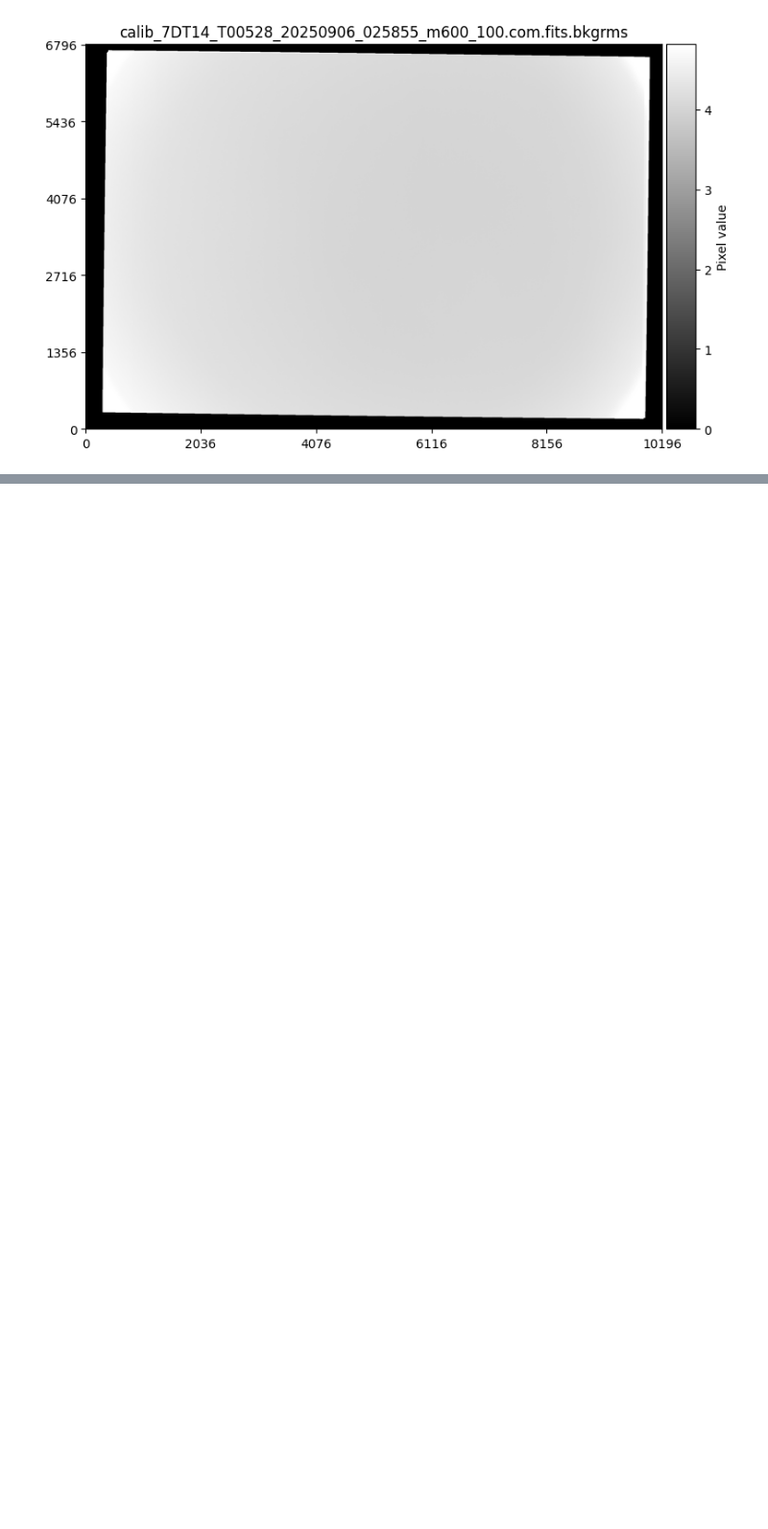
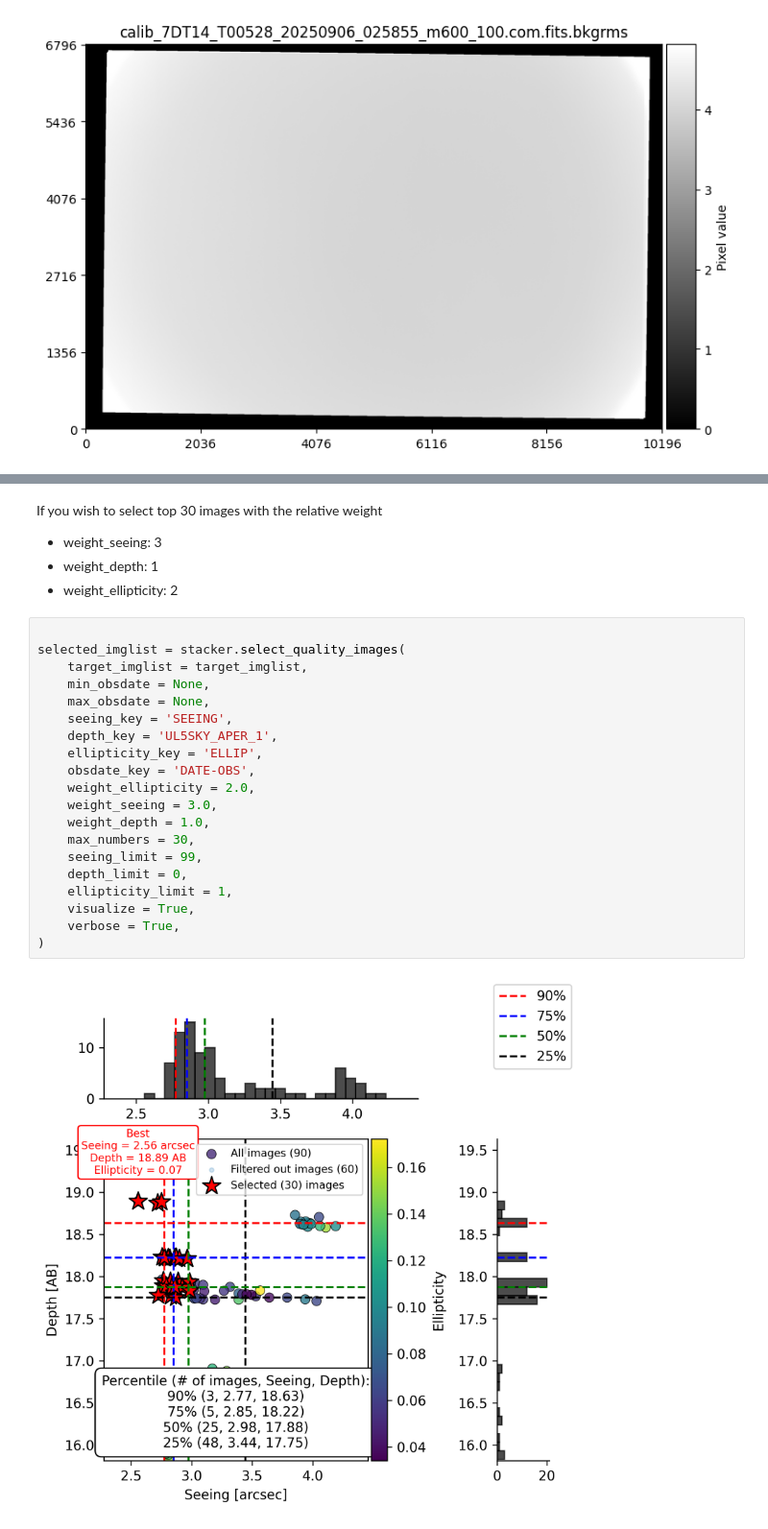
Before and after one commit to hhchoi1022/ezphot, a Jupyter notebook: docs/example/stacking.ipynb, the cells around one changed output, grey strips where cells are left out. Shown at 96% size. Cells and saved outputs as stored; diff of their text form; blank space fills up the shorter version.

```diff
--- a/docs/example/stacking.ipynb
+++ b/docs/example/stacking.ipynb
@@ -497,0 +530,27 @@ stacked_bkgrms.show()
+# %% [markdown]
+If you wish to select top 30 images with the relative weight
+- weight_seeing: 3
+- weight_depth: 1
+- weight_ellipticity: 2
+# %%
+
+selected_imglist = stacker.select_quality_images(
+    target_imglist = target_imglist,
+    min_obsdate = None,
+    max_obsdate = None,
+    seeing_key = 'SEEING',
+    depth_key = 'UL5SKY_APER_1',
+    ellipticity_key = 'ELLIP',
+    obsdate_key = 'DATE-OBS',
+    weight_ellipticity = 2.0,
+    weight_seeing = 3.0,
+    weight_depth = 1.0,
+    max_numbers = 30,
+    seeing_limit = 99,
+    depth_limit = 0,
+    ellipticity_limit = 1,
+    visualize = True,
+    verbose = True,
+)
+# %% [output]
+[figure, added]
```
Also changed, not shown: parts of 9 cells of this notebook, 2 other files.
